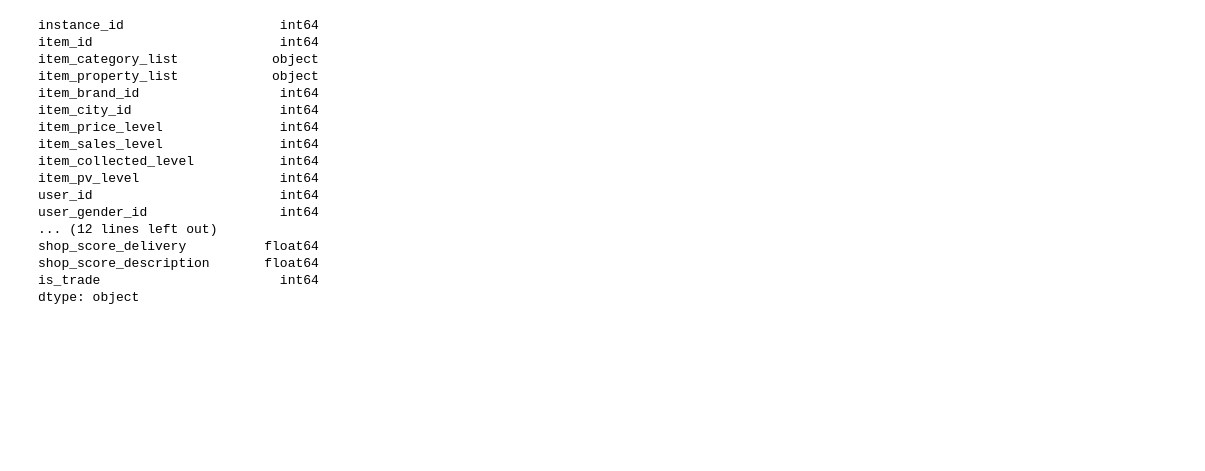
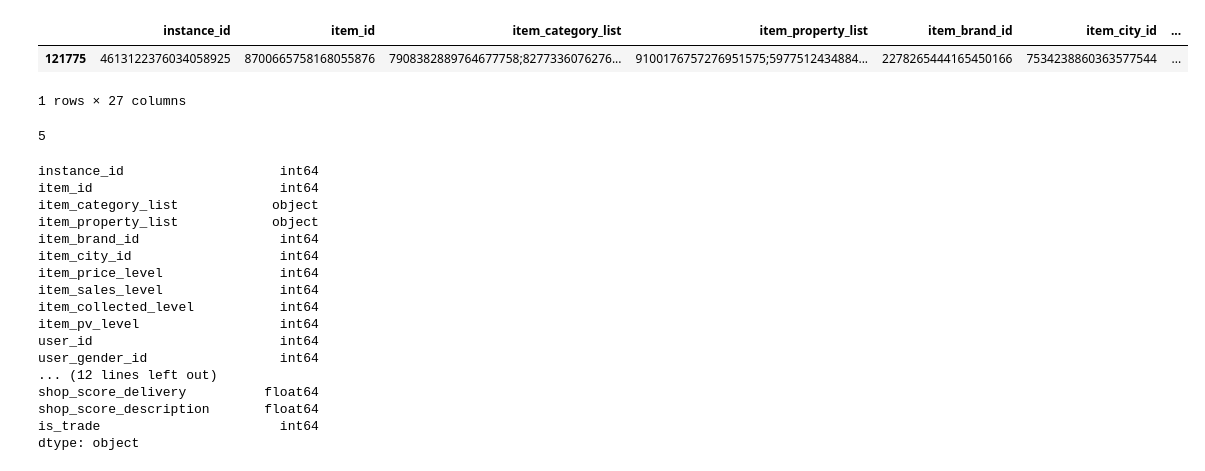
Before and after one commit to MaoLi2018/advertisment, a Jupyter notebook: Code/DAE.ipynb, the cells around one changed output. Saved outputs shown, nothing was run; the diff lists cells and outputs as text; code cells hidden in the pictures; blank space fills up the shorter version.

```diff
--- a/Code/DAE.ipynb
+++ b/Code/DAE.ipynb
@@ -12,3 +62,13 @@ dfTest = pd.read_table(dataDir+testFile,sep=' ')
+# %%
+dfTrain.loc[dfTrain['user_id']==5730330586479721983]
+# %% [output]
+|  | instance_id | item_id | item_category_list | item_property_list | item_brand_id | item_city_id | ... |
+| 121775 | 4613122376034058925 | 8700665758168055876 | 7908382889764677758;8277336076276... | 9100176757276951575;5977512434884... | 2278265444165450166 | 7534238860363577544 | ... |
+1 rows × 27 columns
+# %%
+tt.data.max()
+# %% [output]
+5
 # %%
 dfTrain.dtypes
 # %% [output]
```
Also changed, not shown: parts of 8 cells of this notebook, 6 other files.
